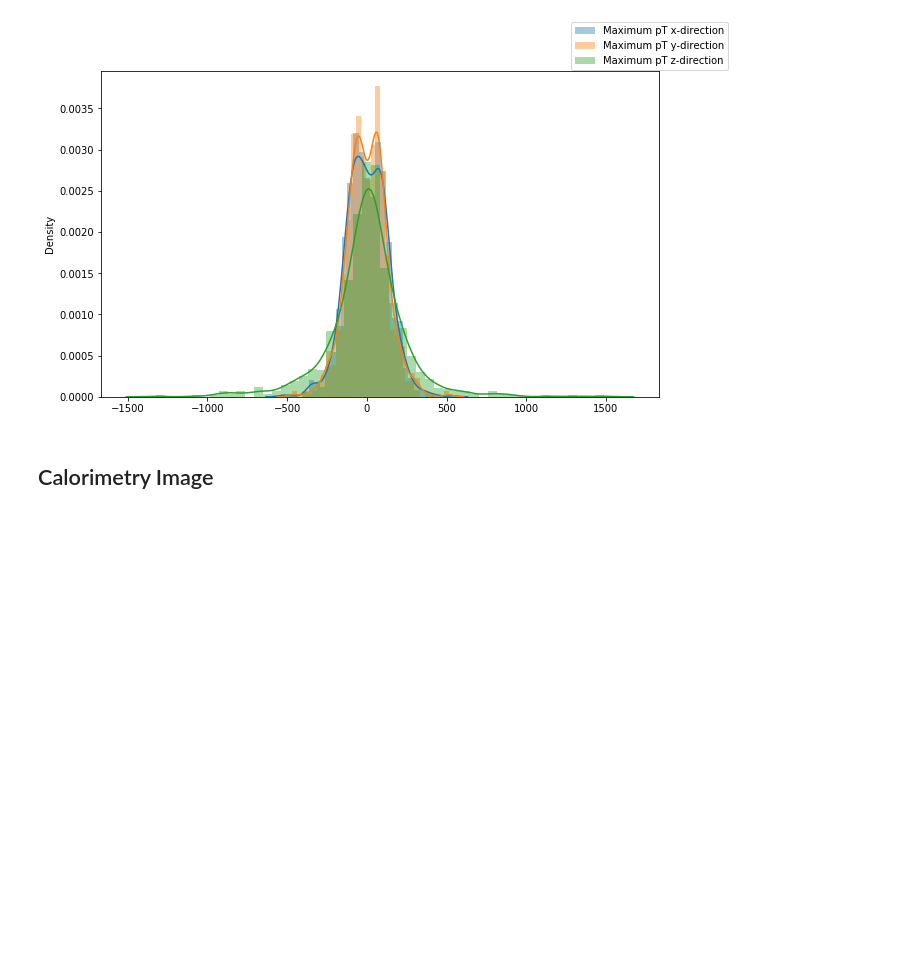
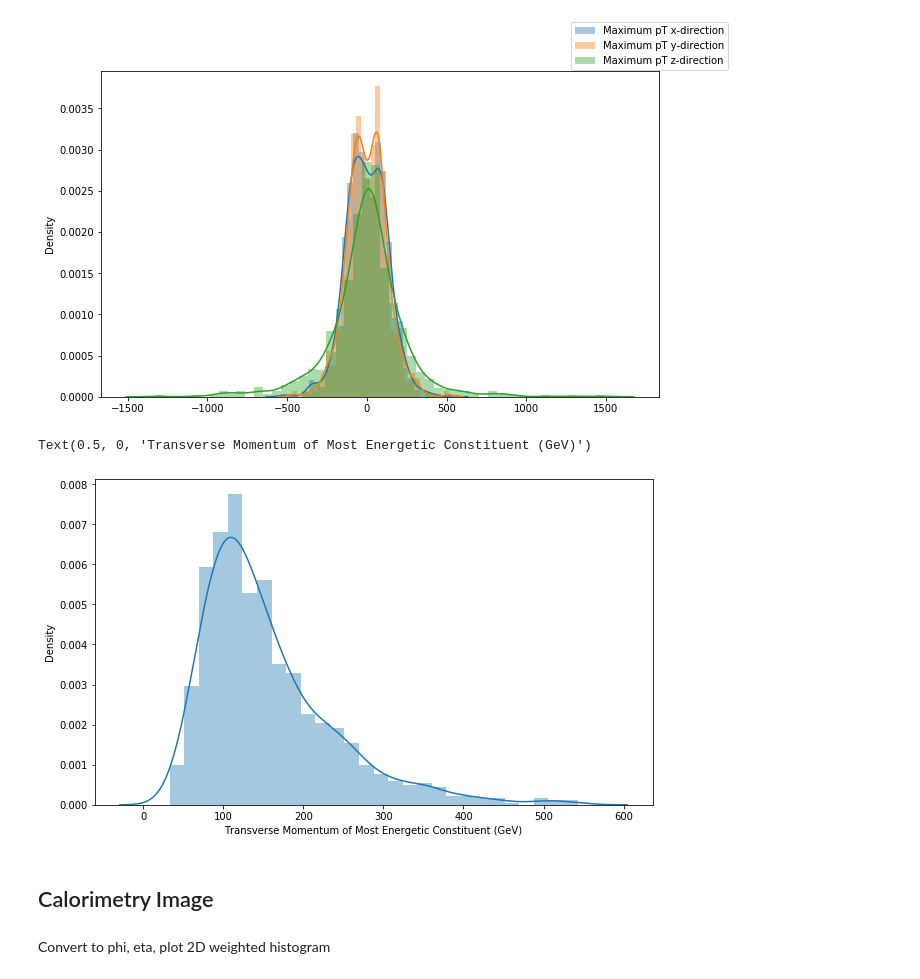
Before and after one commit to murnanedaniel/lorentznet, a Jupyter notebook: notebooks/DataExplore/0-DM-InitialExploration.ipynb, the cells around one changed output. Saved outputs shown, nothing was run; the diff lists cells and outputs as text; code cells hidden in the pictures; blank space fills up the shorter version.

```diff
--- a/notebooks/DataExplore/0-DM-InitialExploration.ipynb
+++ b/notebooks/DataExplore/0-DM-InitialExploration.ipynb
@@ -68,5 +69,15 @@ fig.legend()
 # %% [output]
 <matplotlib.legend.Legend at 0x...>
 [figure]
-# %% [markdown]
-## Calorimetry Image
+# %%
+num_jets = 1000
+fig = plt.figure(figsize=(10,6))
+sns.distplot([np.sqrt(df.iloc[i]["PX_0"]**2 + df.iloc[i]["PY_0"]**2) for i in range(num_jets)])
+plt.xlabel("Transverse Momentum of Most Energetic Constituent (GeV)")
+# %% [output]
+Text(0.5, 0, 'Transverse Momentum of Most Energetic Constituent (GeV)')
+[figure, added]
+# %% [markdown]
+## Calorimetry Image
+# %% [markdown]
+Convert to phi, eta, plot 2D weighted histogram
```
Also changed, not shown: parts of 12 cells of this notebook.
